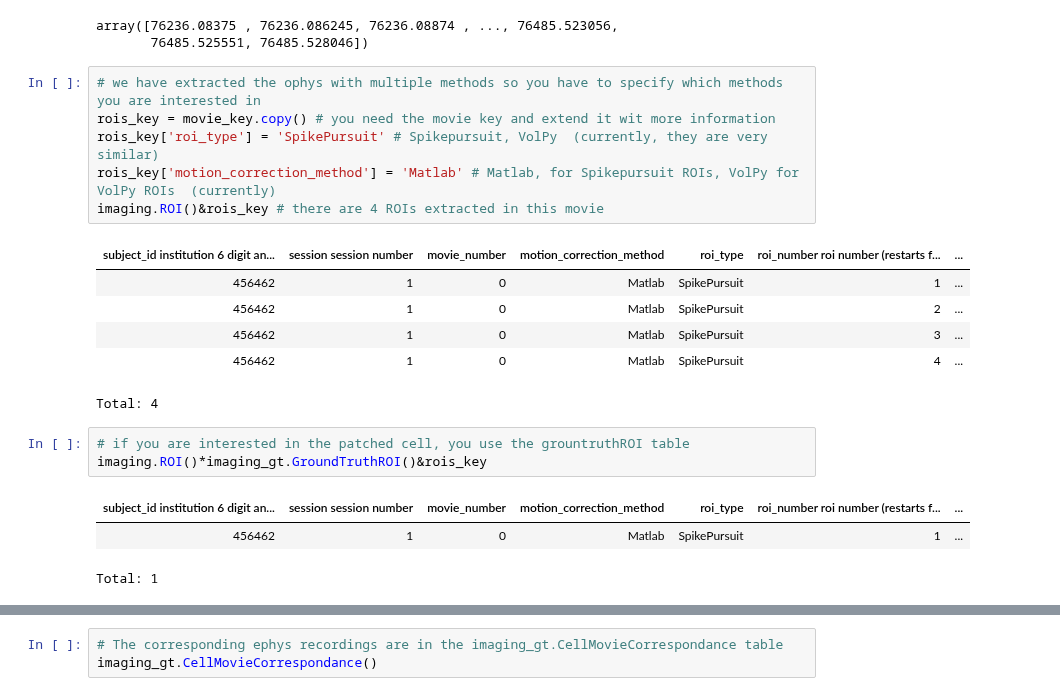
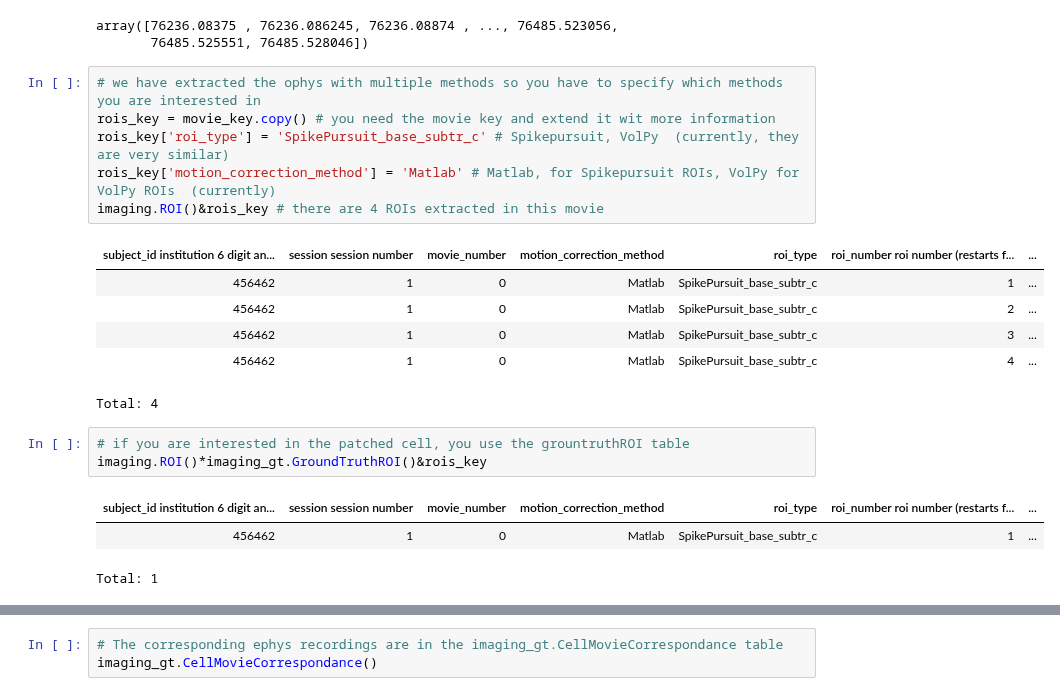
Before and after one commit to rozmar/DataPipeline, a Jupyter notebook: voltageimaging/voltage_imaging_ground_truth_examples.ipynb, the cells around one changed output, grey strips where cells are left out. Saved outputs shown, nothing was run; the diff lists cells and outputs as text.

```diff
--- a/voltageimaging/voltage_imaging_ground_truth_examples.ipynb
+++ b/voltageimaging/voltage_imaging_ground_truth_examples.ipynb
@@ -97,22 +97,22 @@ array([76236.08375 , 76236.086245, 76236.08874 , ..., 76485.523056,
 # %%
 # we have extracted the ophys with multiple methods so you have to specify which methods you are interested in
 rois_key = movie_key.copy() # you need the movie key and extend it wit more information
-rois_key['roi_type'] = 'SpikePursuit' # Spikepursuit, VolPy  (currently, they are very similar)
+rois_key['roi_type'] = 'SpikePursuit_base_subtr_c' # Spikepursuit, VolPy  (currently, they are very similar)
 rois_key['motion_correction_method'] = 'Matlab' # Matlab, for Spikepursuit ROIs, VolPy for VolPy ROIs  (currently)
 imaging.ROI()&rois_key # there are 4 ROIs extracted in this movie
 # %% [output]
 | subject_id institution 6 digit an... | session session number | movie_number | motion_correction_method | roi_type | roi_number roi number (restarts f... | ... |
-| 456462 | 1 | 0 | Matlab | SpikePursuit | 1 | ... |
-| 456462 | 1 | 0 | Matlab | SpikePursuit | 2 | ... |
-| 456462 | 1 | 0 | Matlab | SpikePursuit | 3 | ... |
-| 456462 | 1 | 0 | Matlab | SpikePursuit | 4 | ... |
+| 456462 | 1 | 0 | Matlab | SpikePursuit_base_subtr_c | 1 | ... |
+| 456462 | 1 | 0 | Matlab | SpikePursuit_base_subtr_c | 2 | ... |
+| 456462 | 1 | 0 | Matlab | SpikePursuit_base_subtr_c | 3 | ... |
+| 456462 | 1 | 0 | Matlab | SpikePursuit_base_subtr_c | 4 | ... |
 Total: 4
 # %%
 # if you are interested in the patched cell, you use the grountruthROI table
 imaging.ROI()*imaging_gt.GroundTruthROI()&rois_key
 # %% [output]
 | subject_id institution 6 digit an... | session session number | movie_number | motion_correction_method | roi_type | roi_number roi number (restarts f... | ... |
-| 456462 | 1 | 0 | Matlab | SpikePursuit | 1 | ... |
+| 456462 | 1 | 0 | Matlab | SpikePursuit_base_subtr_c | 1 | ... |
 Total: 1
 # %%
 # to extract dff trace from the recorded ROI:
```
Also changed, not shown: parts of 4 cells of this notebook.
